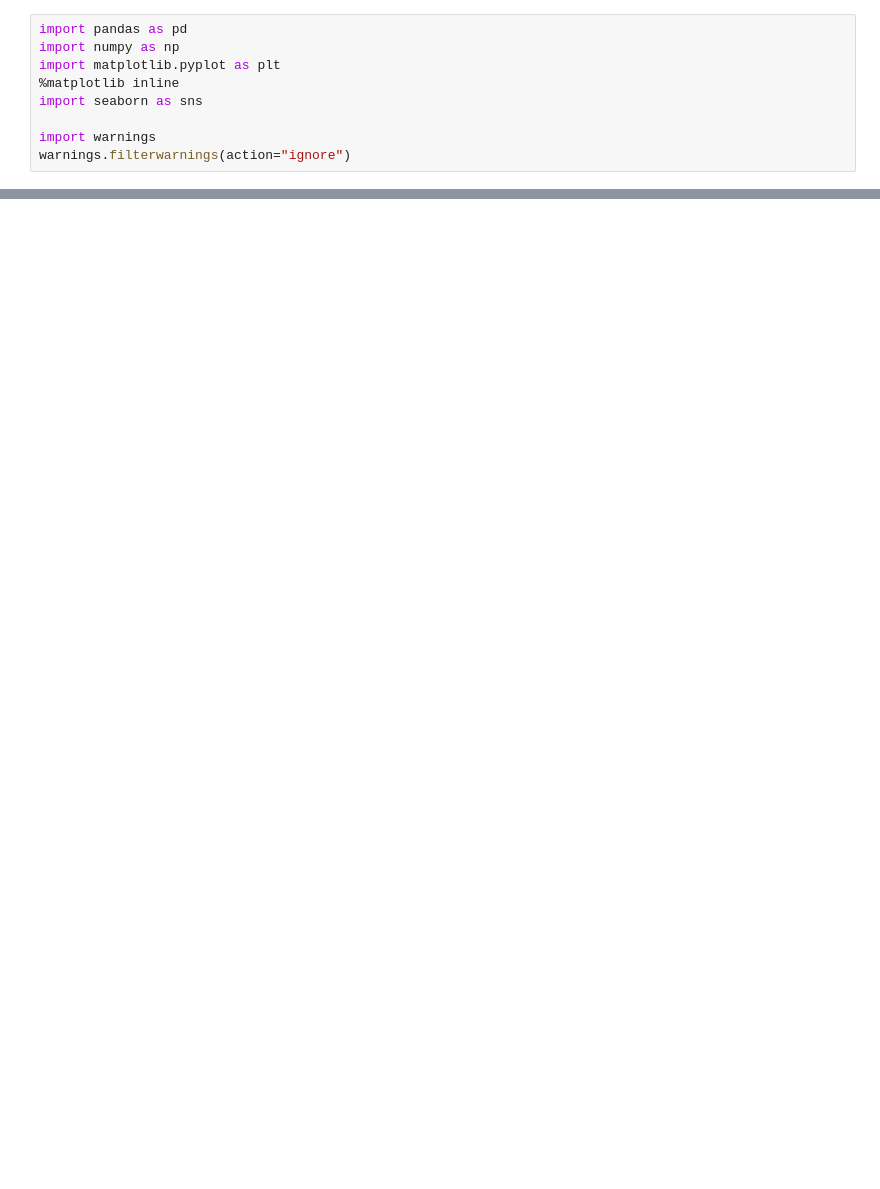
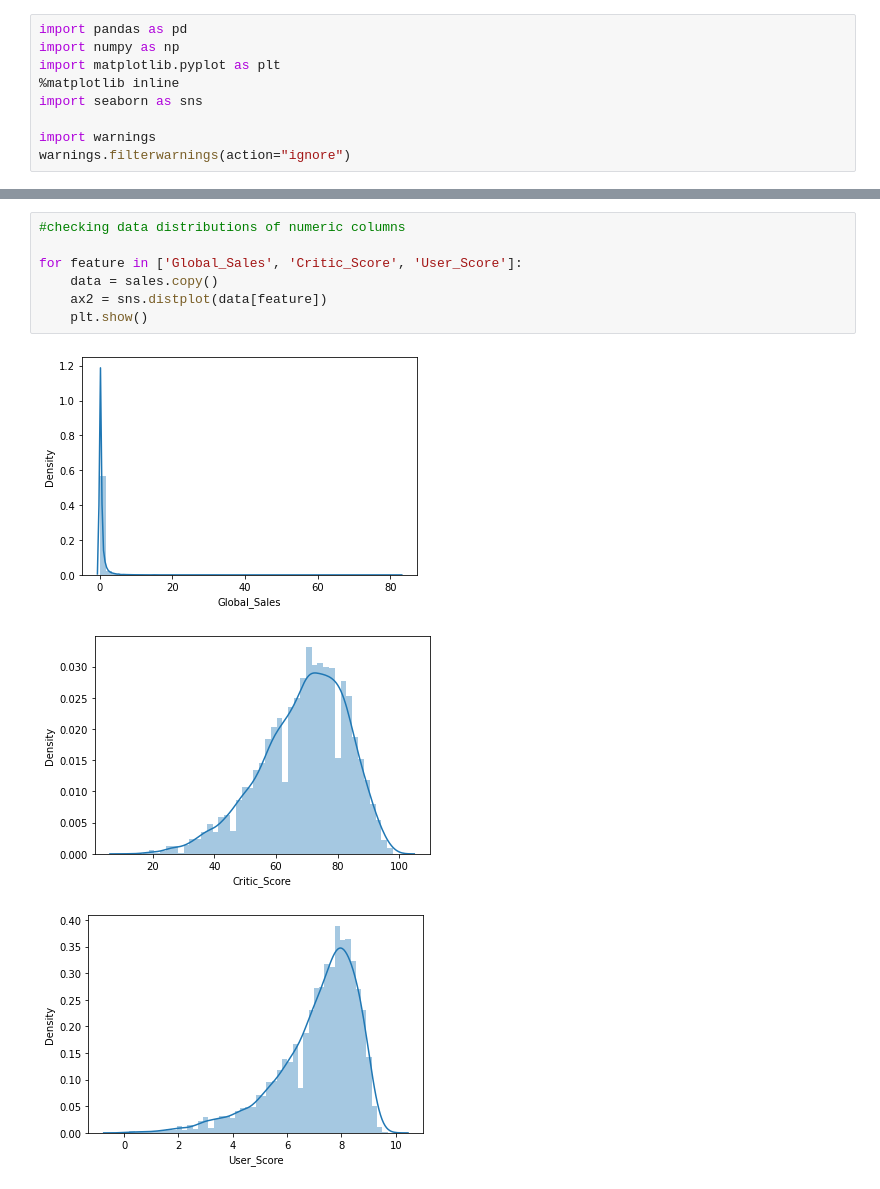
Before and after one commit to obaliuta/games_sales, a Jupyter notebook: notebook.ipynb, the cells around one changed output, grey strips where cells are left out. Cells and saved outputs as stored; diff of their text form; blank space fills up the shorter version.

```diff
--- a/notebook.ipynb
+++ b/notebook.ipynb
@@ -53,0 +117,11 @@ sales.describe()
+# %%
+#checking data distributions of numeric columns
+
+for feature in ['Global_Sales', 'Critic_Score', 'User_Score']:
+    data = sales.copy()
+    ax2 = sns.distplot(data[feature])
+    plt.show()
+# %% [output]
+[figure, added]
+[figure, added]
+[figure, added]
```
Also changed, not shown: parts of 23 cells of this notebook.
